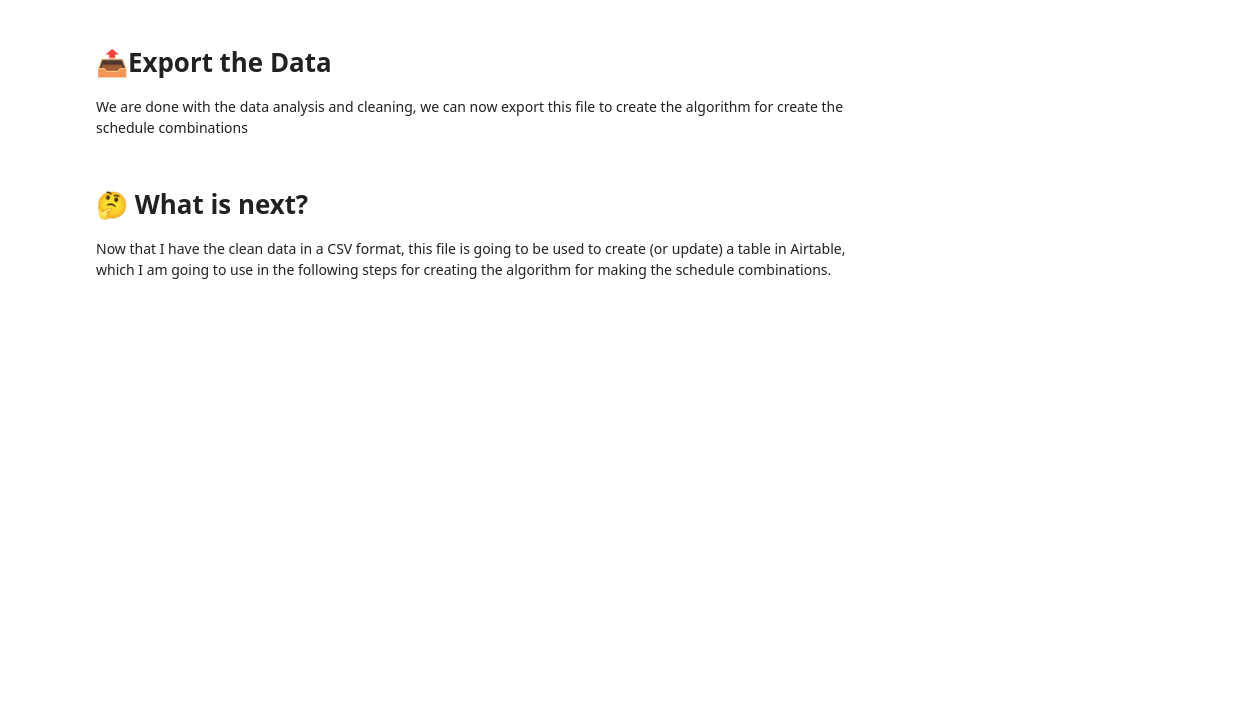
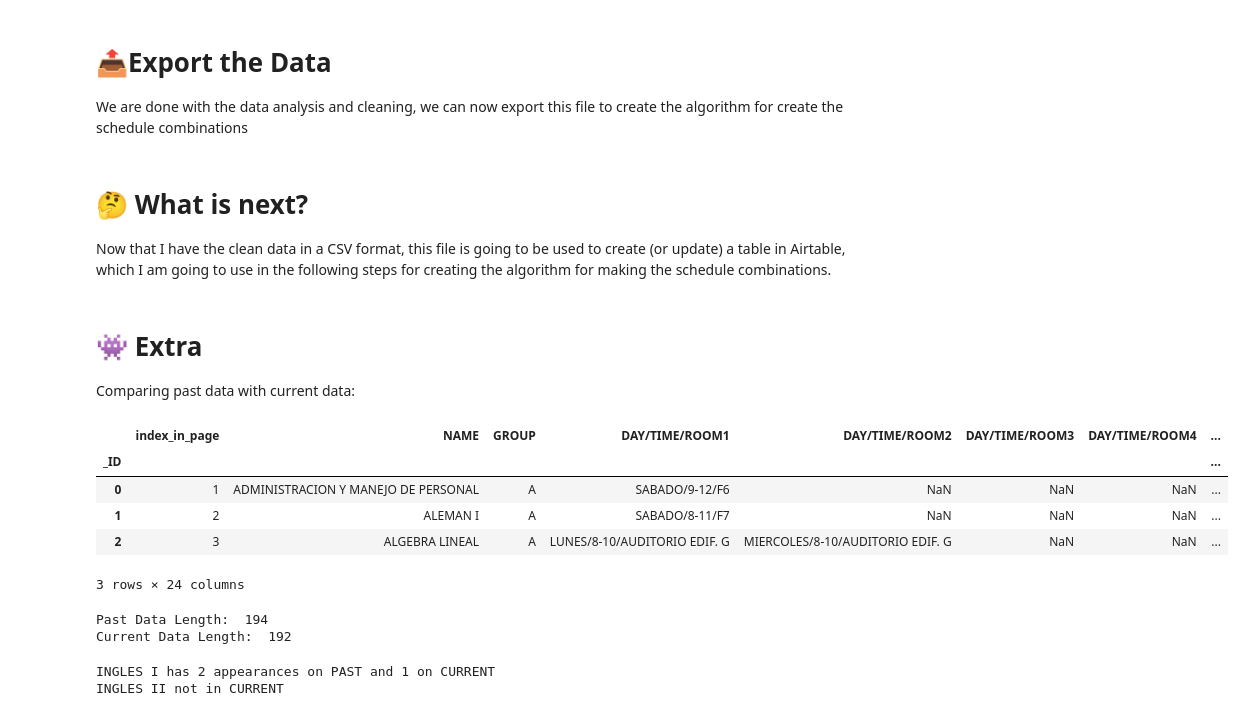
Before and after one commit to BubuDavid/DCI_hacedor_horarios_backend, a Jupyter notebook: data_analysis/Hacedor de Horarios - Step 1 - Data.ipynb, the cells around one changed output. Drawn from its saved outputs; the diff is of its cells as text; code cells hidden in the pictures; blank space fills up the shorter version.

Commit message:
🦄 [UPDATE] Data Analysis 17/01/2023 🦄

```diff
--- a/data_analysis/Hacedor de Horarios - Step 1 - Data.ipynb
+++ b/data_analysis/Hacedor de Horarios - Step 1 - Data.ipynb
@@ -611,3 +592,24 @@ normalized_data.to_csv('../data/clean_schedules.csv', index = False)
 # %% [markdown]
 # 🤔 What is next?
 Now that I have the clean data in a CSV format, this file is going to be used to create (or update) a table in Airtable, which I am going to use in the following steps for creating the algorithm for making the schedule combinations.
+# %% [markdown]
+# 👾 Extra
+Comparing past data with current data:
+# %%
+past_data = pd.read_csv('../data/past_clean_schedules.csv')
+past_data.set_index(['_ID'], inplace = True)
+past_data.head(3)
+# %% [output]
+|  | index_in_page | NAME | GROUP | DAY/TIME/ROOM1 | DAY/TIME/ROOM2 | DAY/TIME/ROOM3 | DAY/TIME/ROOM4 | ... |
+| _ID |  |  |  |  |  |  |  | ... |
+| 0 | 1 | ADMINISTRACION Y MANEJO DE PERSONAL | A | SABADO/9-12/F6 | NaN | NaN | NaN | ... |
+| 1 | 2 | ALEMAN I | A | SABADO/8-11/F7 | NaN | NaN | NaN | ... |
+| 2 | 3 | ALGEBRA LINEAL | A | LUNES/8-10/AUDITORIO EDIF. G | MIERCOLES/8-10/AUDITORIO EDIF. G | NaN | NaN | ... |
+3 rows × 24 columns
+# %%
+# The length -> Doesn't have to be equal
+print('Past Data Length: ', len(past_data))
+print('Current Data Length: ', len(normalized_data))
+# %% [output]
+Past Data Length:  194
+Current Data Length:  192
@@ -613,0 +627,20 @@ Now that I have the clean data in a CSV format, this file is going to be used to
+# %%
+past_subjects = get_counters_for_check(past_data)
+current_subjects = get_counters_for_check(normalized_data)
+# And lets compare the number of elements per subject for each data set
+largest_subjects = past_subjects if len(past_subjects) > len(current_subjects) else current_subjects
+largest_subjects_name = 'PAST' if len(past_subjects) > len(current_subjects) else 'CURRENT'
+smaller_subjects = past_subjects if len(past_subjects) <= len(current_subjects) else current_subjects
+smaller_subjects_name = 'PAST' if len(past_subjects) <= len(current_subjects) else 'CURRENT'
+
+# Este for me dice qué materias no están en en el nuevo horario o qué materias están extra en el nuevo
+for subject in largest_subjects:
+    if subject not in smaller_subjects:
+        print(f'{subject} not in {smaller_subjects_name}')
+    else:
+        if largest_subjects[subject]['NUMBER'] != smaller_subjects[subject]['NUMBER']:
+            print(f"{subject} has {largest_subjects[subject]['NUMBER']} appearances on {largest_subjects_name} and {smaller_subjects[subject]['NUMBER']} on {smaller_subjects_name}")
+# After reviewing the number of discrepancies we can assure everything is fine comparing with the page: http://www.dci.ugto.mx/estudiantes/index.php/mcursos/horarios-licenciatura and our database
+# %% [output]
+INGLES I has 2 appearances on PAST and 1 on CURRENT
+INGLES II not in CURRENT
```
Also changed, not shown: parts of 17 cells of this notebook, 3 other files.
